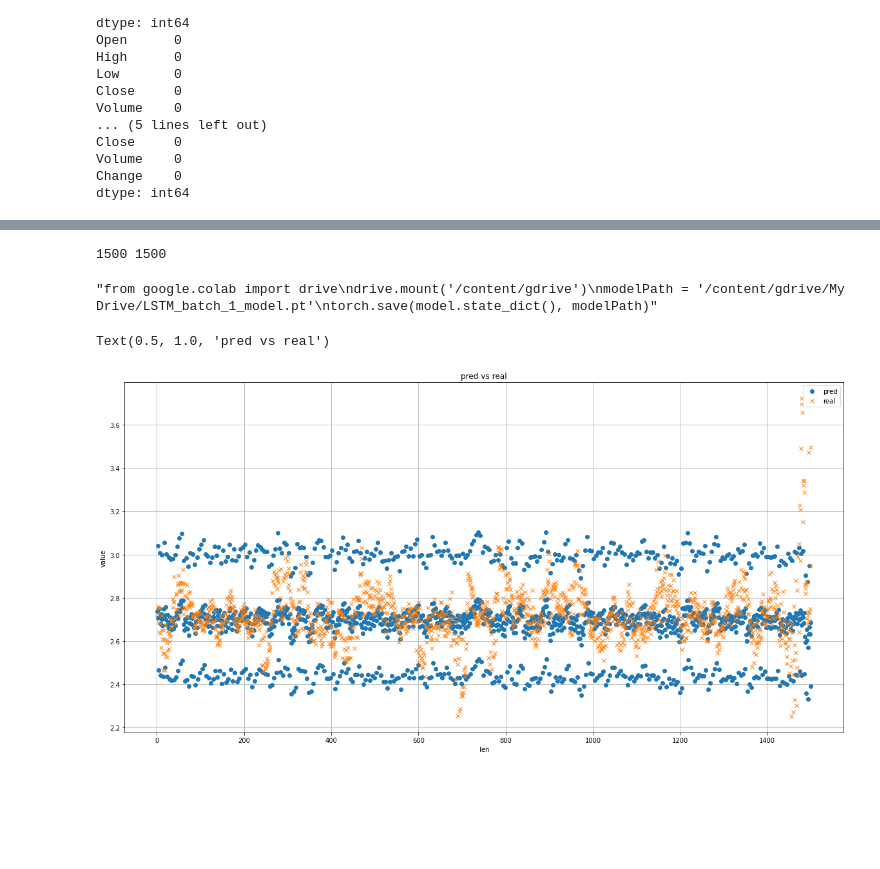
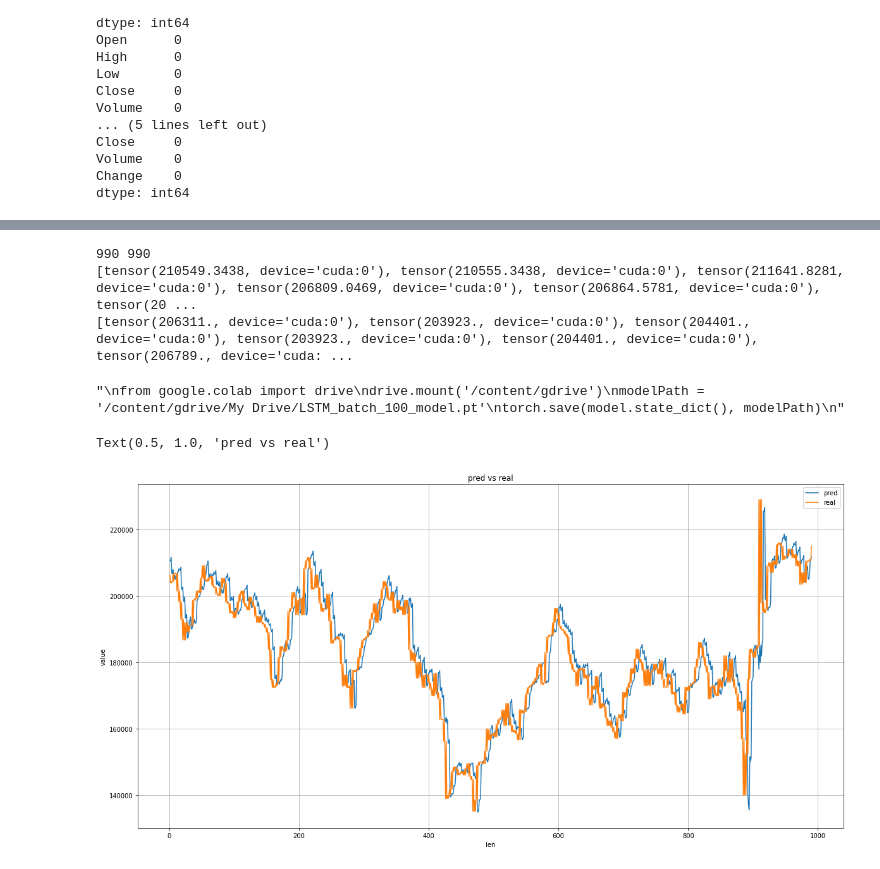
Before and after one commit to cjssla1/projectJucker, a Jupyter notebook: Code/김경중/LSTM/lstm_Train.ipynb, the cells around one changed output, grey strips where cells are left out. Cells and saved outputs as stored; diff of their text form; code cells hidden in the pictures; blank space fills up the shorter version.

```diff
--- a/Code/김경중/LSTM/lstm_Train.ipynb
+++ b/Code/김경중/LSTM/lstm_Train.ipynb
@@ -221,8 +249,8 @@ xframe = 5
 yframe = xframe
 # %%
-stock = StockDataset('028050',xframe,yframe,(2000,1,1), (2012,1,1))
-valstock = StockDataset('028050',xframe,yframe,(2012,1,1), (2016,1,1))
-teststock = StockDataset('028050',xframe,yframe,(2016,1,1), (2019,2,1))
+stock = StockDataset('068270',xframe,yframe,(2012,1,1), (2020,1,1))
+valstock = StockDataset('068270',xframe,yframe,(2017,1,1), (2018,1,1))
+teststock = StockDataset('068270',xframe,yframe,(2018,1,1), (2019,2,1))
 # %% [output]
 Open      0
 High      0
@@ -305,7 +321,9 @@ dtype: int64
 # %%
+testinput = StockDataset('068270',xframe,yframe,(2019,1,1),(2020,5,13))
+testloader = DataLoader(testinput, batch_size, shuffle=False, drop_last=True)
 
 yp = []
-yt = []
+
 
 for i, (X,y) in enumerate(testloader):
 
@@ -313,11 +331,11 @@ for i, (X,y) in enumerate(testloader):
     X = X.transpose(0, 1).float().to(device)
     y_true = y[:, :, 3].float().to(device)
     model.hidden = [hidden.to(device) for hidden in model.init_hidden()]
-
     y_pred = model(X)
     y_pred = y_pred.view(-1)
     y_true = y_true.view(-1)
     y_pred = np.exp(y_pred.cpu().detach().numpy())
     y_true = np.exp(y_true.cpu().detach().numpy())
-    yp.append(y_pred)
-    yt.append(y_true)
+    yp.append(y_pred/y_true)
+
+print(yp)
@@ -323,0 +351,13 @@ for i, (X,y) in enumerate(testloader):
+# %%
+testinput2 = testDataset('068270',xframe,yframe,(2019,1,1),(2020,5,13))
+testloader2 = DataLoader(testinput2, batch_size, shuffle=False, drop_last=True)
+
+yt = []
+
+
+for i, (X,y) in enumerate(testloader2):
+    y_true = y[:, :, 3].float().to(device)
+    y_true = y_true.view(-1)
+    yt.append(y_true)
+
+print(yt)
@@ -326,32 +375,38 @@ pred = []
 real = []
 for i in range(len(yp)):
     for j in range(len(yp[i])):
-        pred.append(yp[i][j])
+        pred.append(yp[i][j]*yt[i][j])
         real.append(yt[i][j])
 
 print(len(pred),len(real))
+print(pred)
+print(real)
 # %% [output]
-1500 1500
+990 990
+[tensor(210549.3438, device='cuda:0'), tensor(210555.3438, device='cuda:0'), tensor(211641.8281, device='cuda:0'), tensor(206809.0469, device='cuda:0'), tensor(206864.5781, device='cuda:0'), tensor(20 ...
+[tensor(206311., device='cuda:0'), tensor(203923., device='cuda:0'), tensor(204401., device='cuda:0'), tensor(203923., device='cuda:0'), tensor(204401., device='cuda:0'), tensor(206789., device='cuda: ...
 # %%
-'''from google.colab import drive
+'''
+from google.colab import drive
 drive.mount('/content/gdrive')
-modelPath = '/content/gdrive/My Drive/LSTM_batch_1_model.pt'
-torch.save(model.state_dict(), modelPath)'''
+modelPath = '/content/gdrive/My Drive/LSTM_batch_100_model.pt'
+torch.save(model.state_dict(), modelPath)
+'''
 # %% [output]
-"from google.colab import drive\ndrive.mount('/content/gdrive')\nmodelPath = '/content/gdrive/My Drive/LSTM_batch_1_model.pt'\ntorch.save(model.state_dict(), modelPath)"
+"\nfrom google.colab import drive\ndrive.mount('/content/gdrive')\nmodelPath = '/content/gdrive/My Drive/LSTM_batch_100_model.pt'\ntorch.save(model.state_dict(), modelPath)\n"
 # %%
 fig = plt.figure(figsize=(20,10))
 xl = [n for n in range(1,len(pred)+1)]
 
 # ====== test plot ====== #
 ax = fig.add_subplot(1, 1, 1)
-ax.plot(xl, pred, 'o', label='pred')
-ax.plot(xl, real, 'x',label='real')
+ax.plot(xl, pred, label='pred')
+ax.plot(xl, real, label='real')
 ax.set_xlabel('len')
 ax.set_ylabel('value')
 ax.grid()
 ax.legend()
 ax.set_title('pred vs real')
 # %% [output]
 Text(0.5, 1.0, 'pred vs real')
-[figure, old version]
+[figure, new version]
```
Also changed, not shown: parts of 9 cells of this notebook.
